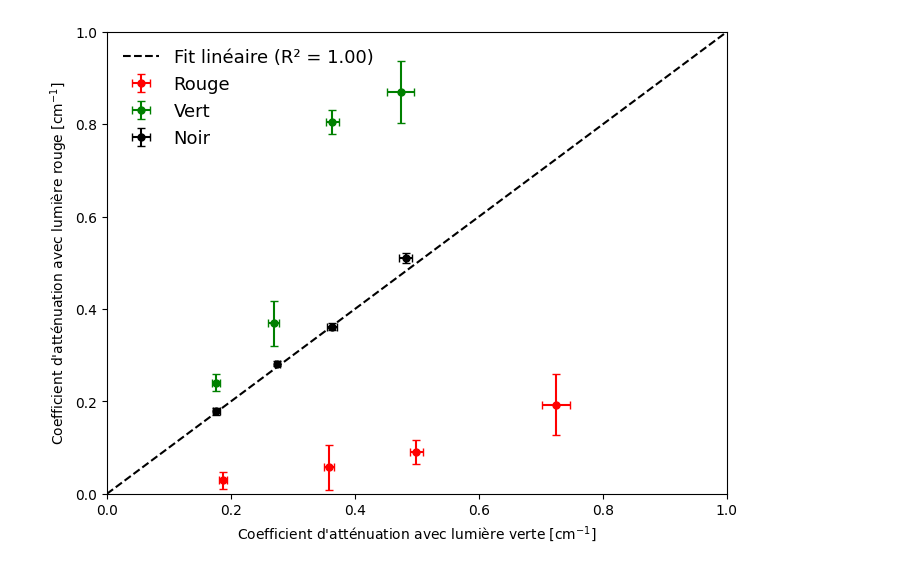
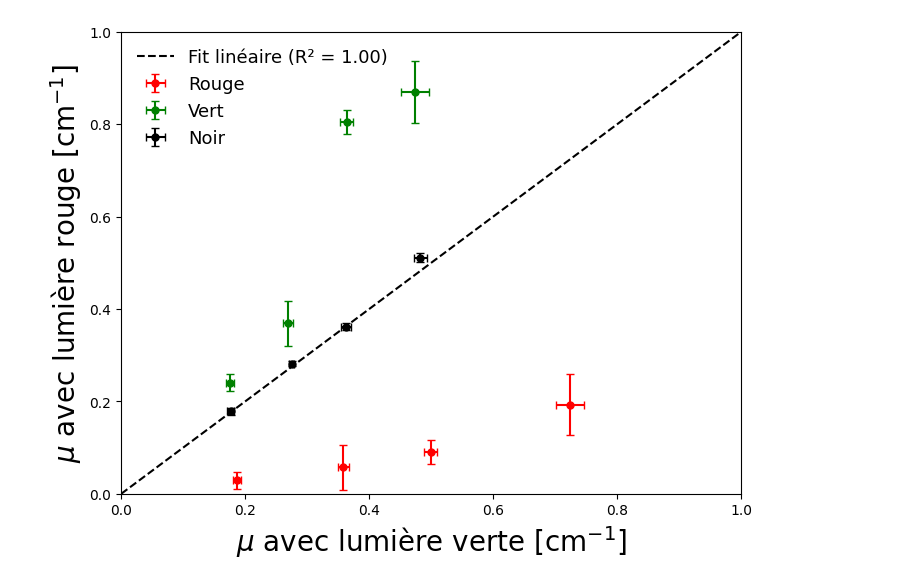
Before and after one commit to felixantoine1/labV_projet, a Jupyter notebook: analyse_partie1b.ipynb, the cells around one changed output. Drawn from its saved outputs; the diff is of its cells as text; code cells hidden in the pictures.

```diff
--- a/analyse_partie1b.ipynb
+++ b/analyse_partie1b.ipynb
@@ -36,26 +36,26 @@ sigma_vert_noir = [0.0105, 0.0078, 0.0045, 0.0052]
 # %%
 plt.figure(figsize=(8, 6))
 
 plt.errorbar(energie_vert_rouge, energie_rouge_rouge, yerr=sigma_rouge_vert, xerr=sigma_vert_rouge, color = 'red', marker='o',  markersize=5, capsize = 3, linestyle='', label='Rouge')
 plt.errorbar(energie_vert_vert, energie_rouge_vert, yerr=sigma_rouge_vert, xerr=sigma_vert_rouge, color = 'green', marker='o', linestyle='',  markersize=5, capsize = 3, label='Vert')
 plt.errorbar(energie_vert_noir, energie_rouge_noir, yerr=sigma_rouge_noir, xerr=sigma_vert_noir, color = 'black', marker='o', markersize=5, capsize = 3, linestyle='', label='Noir')
 
 
 x_2d = np.array(energie_rouge_noir)
 y_2d = np.array(energie_rouge_noir)
 slope_2d, intercept_2d, r_value_2d, _, _ = linregress(x_2d, y_2d)
 r_squared_2d = r_value_2d ** 2
 
 x_values = np.linspace(0, 1.0, 50)
 
 plt.plot(x_values, slope_2d * x_values + intercept_2d, color='black', linestyle='--', label=f'Fit linéaire (R² = {r_squared_2d:.2f})')
 
 plt.xlim(0, 1)
 plt.ylim(0, 1)
-plt.xlabel("Coefficient d'atténuation avec lumière verte [cm$^{-1}$]", fontsize=10)
-plt.ylabel("Coefficient d'atténuation avec lumière rouge [cm$^{-1}$]", fontsize=10)
+plt.xlabel("$\mu$ avec lumière verte [cm$^{-1}$]", fontsize=20)
+plt.ylabel("$\mu$ avec lumière rouge [cm$^{-1}$]", fontsize=20)
 plt.legend(frameon=False, fontsize=13, loc='upper left')
 
 plt.show()
 # %% [output]
-[figure, old version]
+[figure, new version]
```
Also changed, not shown: 2 other files.
